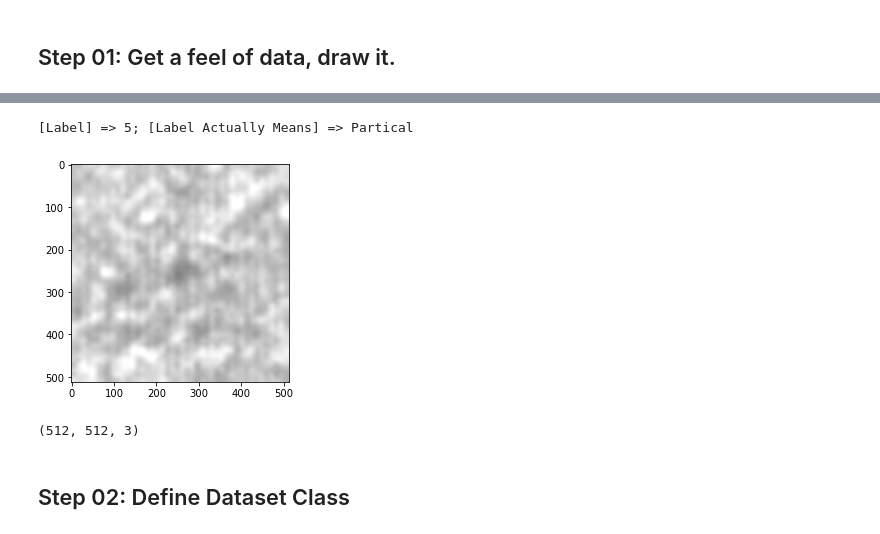
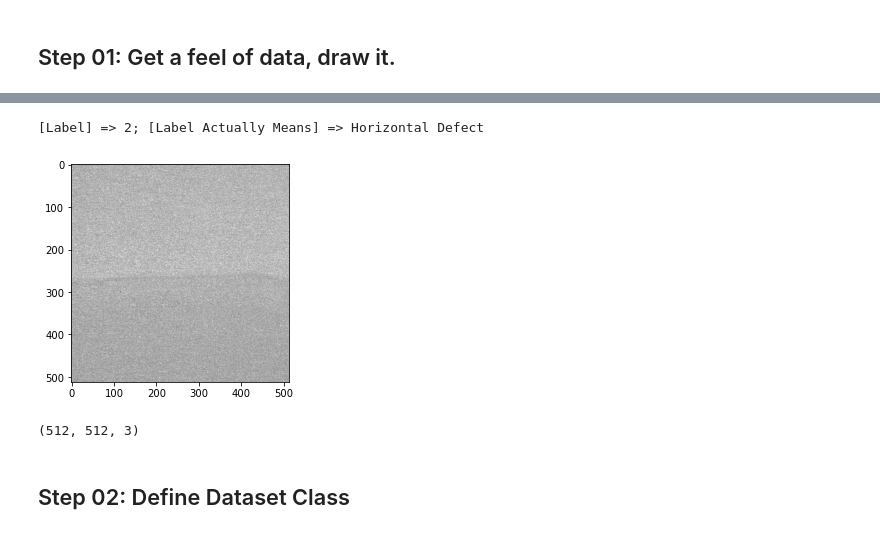
Before and after one commit to Ratherman/AI, a Jupyter notebook: DeepLearning/HW5/PyTorch_AOI_Classification.ipynb, the cells around one changed output, grey strips where cells are left out. Saved outputs shown, nothing was run; the diff lists cells and outputs as text; code cells hidden in the pictures.

```diff
--- a/DeepLearning/HW5/PyTorch_AOI_Classification.ipynb
+++ b/DeepLearning/HW5/PyTorch_AOI_Classification.ipynb
@@ -46,21 +66,21 @@ label_map_table = {
 # %%
 root_train = "../__HW5_DATA/train_images/"
 root_test = "../__HW5_DATA/test_images/"
 train_csv = "../__HW5_DATA/train.csv"
 test_csv = "../__HW5_DATA/test.csv"
 df_train = pd.read_csv(train_csv)
 
-id = 4
+id = 137
 png_img = cv.imread(root_train + df_train.ID[id])
 label = df_train.Label[id]
 print(f"[Label] => {df_train.Label[id]}; [Label Actually Means] => {label_map_table[label]}")
 plt.imshow(png_img)
 plt.show()
 
 print(png_img.shape)
 # %% [output]
-[Label] => 5; [Label Actually Means] => Partical
+[Label] => 2; [Label Actually Means] => Horizontal Defect
-[figure, old version]
+[figure, new version]
 (512, 512, 3)
 # %% [markdown]
 ## Step 02: Define Dataset Class
```
Also changed, not shown: parts of 4 cells of this notebook, 12 other files.
